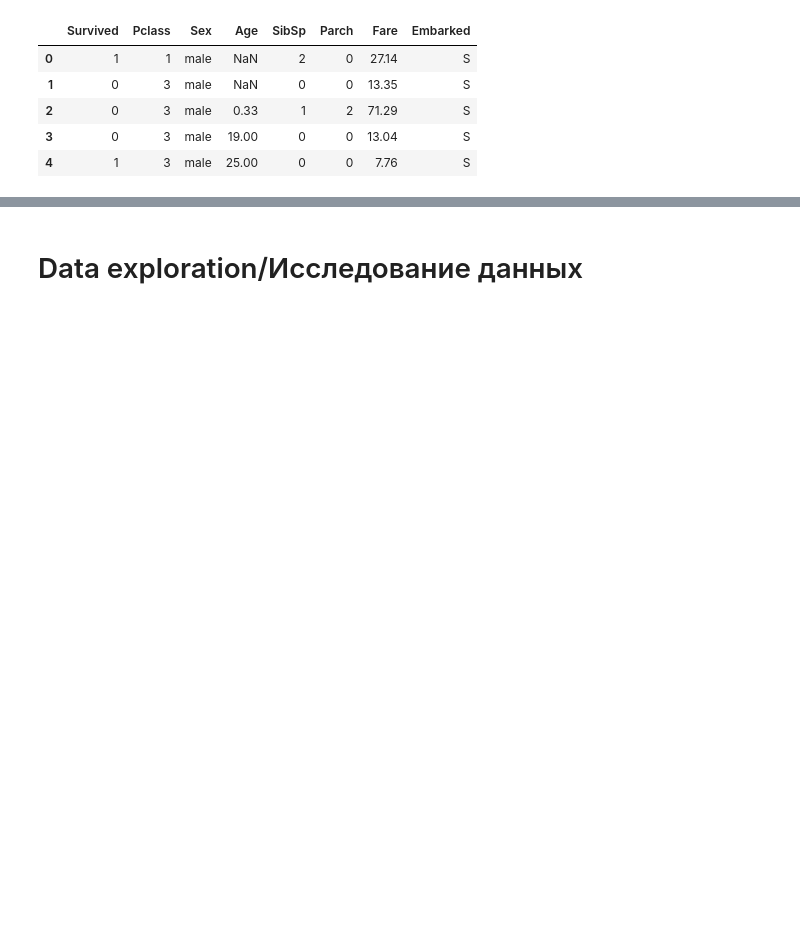
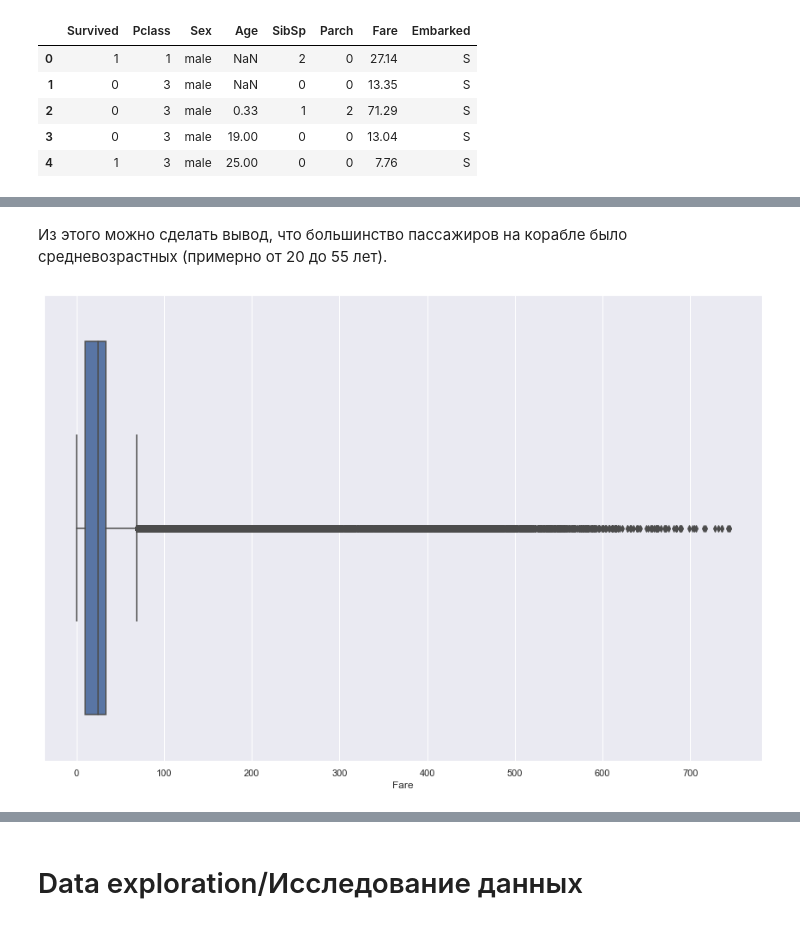
Before and after one commit to kirshak0yulia/Repository_1, a Jupyter notebook: eda.ipynb, the cells around one changed output, grey strips where cells are left out. Saved outputs shown, nothing was run; the diff lists cells and outputs as text; code cells hidden in the pictures; blank space fills up the shorter version.

```diff
--- a/eda.ipynb
+++ b/eda.ipynb
@@ -137,0 +146,8 @@ synthanic_data.describe()
+# %% [markdown]
+Из этого можно сделать вывод, что большинство пассажиров на корабле было средневозрастных (примерно от 20 до 55 лет).
+# %%
+# Построим boxplot, чтобы оценить цену на билеты
+plt.figure(figsize=(15,10))
+sns.boxplot(x= synthanic_data['Fare']);
+# %% [output]
+[figure, added]
```
Also changed, not shown: parts of 42 cells of this notebook.
